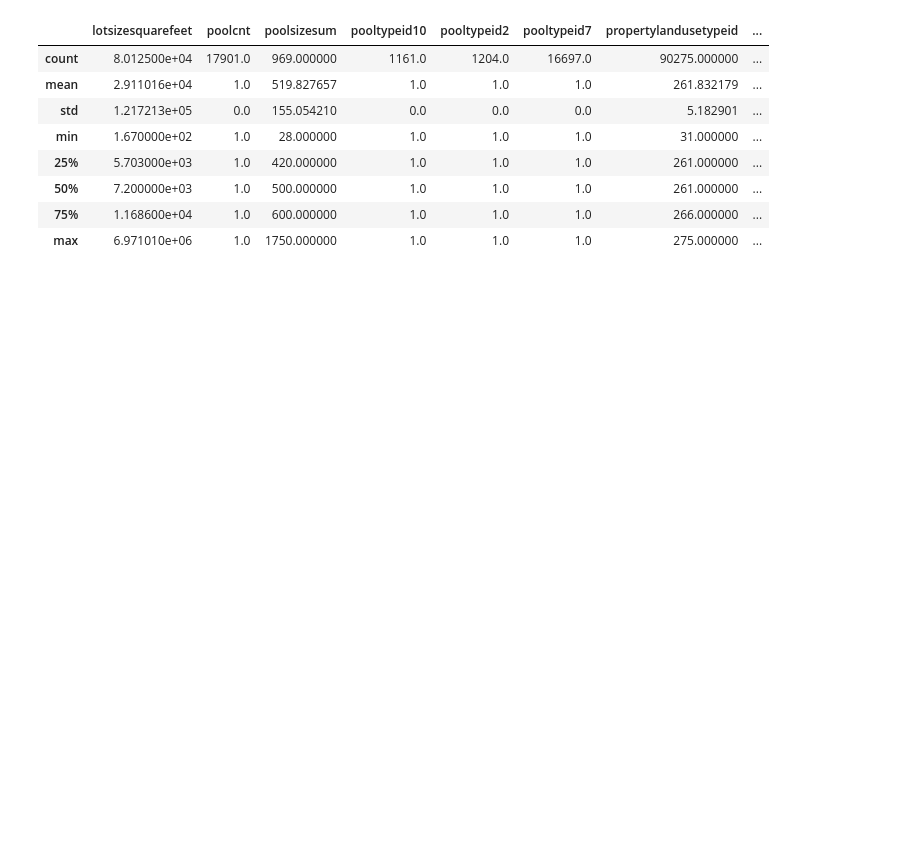
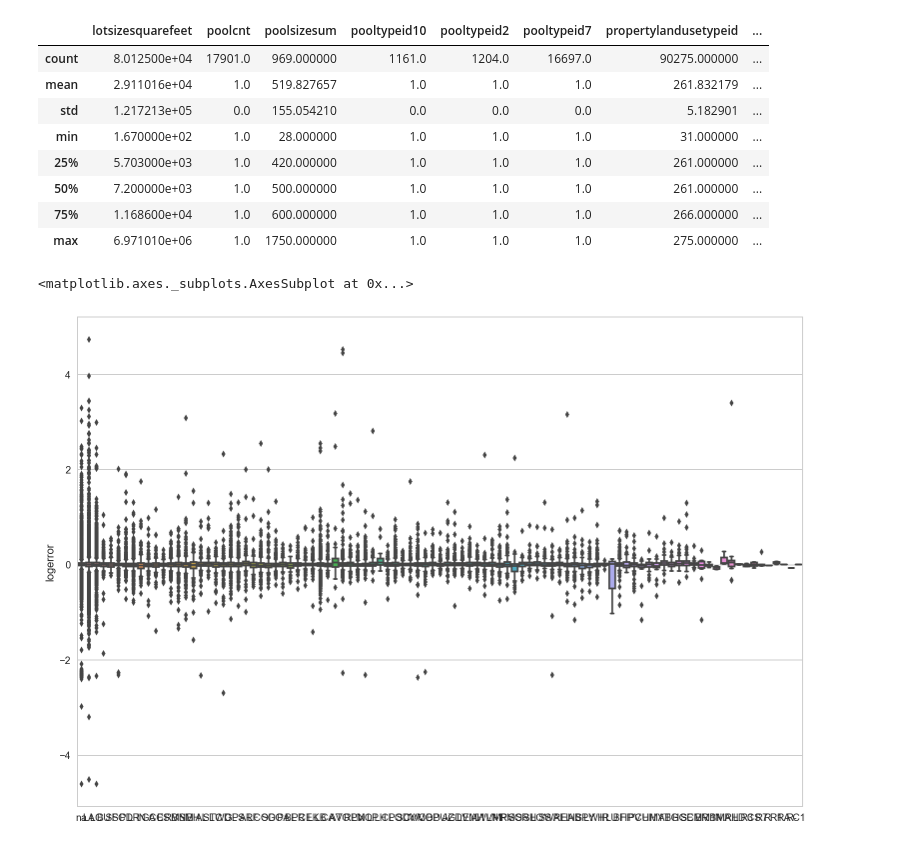
Before and after one commit to minus31/Zillow_Home_Value_Prediction, a Jupyter notebook: notebooks/EDA_properties.ipynb, the cells around one changed output. Cells and saved outputs as stored; diff of their text form; code cells hidden in the pictures; blank space fills up the shorter version.

```diff
--- a/notebooks/EDA_properties.ipynb
+++ b/notebooks/EDA_properties.ipynb
@@ -565,6 +565,3 @@ len(df_16.poolsizesum.dropna())
 # %% [output]
 ,Total square footage of all pools on property
 969
-# %%
-i, x = np.unique(df_16.propertyzoningdesc.dropna() ,return_counts=True)
-df_16.pro
@@ -597,3 +582,8 @@ df_16[df_16.columns[26:]].describe()
 # %%
 # categorical 로 도 시도 해 볼 컬럼들
 ["bathroomcnt", "bedroomcnt", "calculatedbathnbr", "fireplacecnt", "fullbathcnt"]
+# %%
+sns.boxplot(x=[x[:2] for x in df_16.propertyzoningdesc.fillna("nana")], y=df_16.logerror)
+# %% [output]
+<matplotlib.axes._subplots.AxesSubplot at 0x...>
+[figure, added]
```
Also changed, not shown: parts of 5 cells of this notebook, 1 other file.
